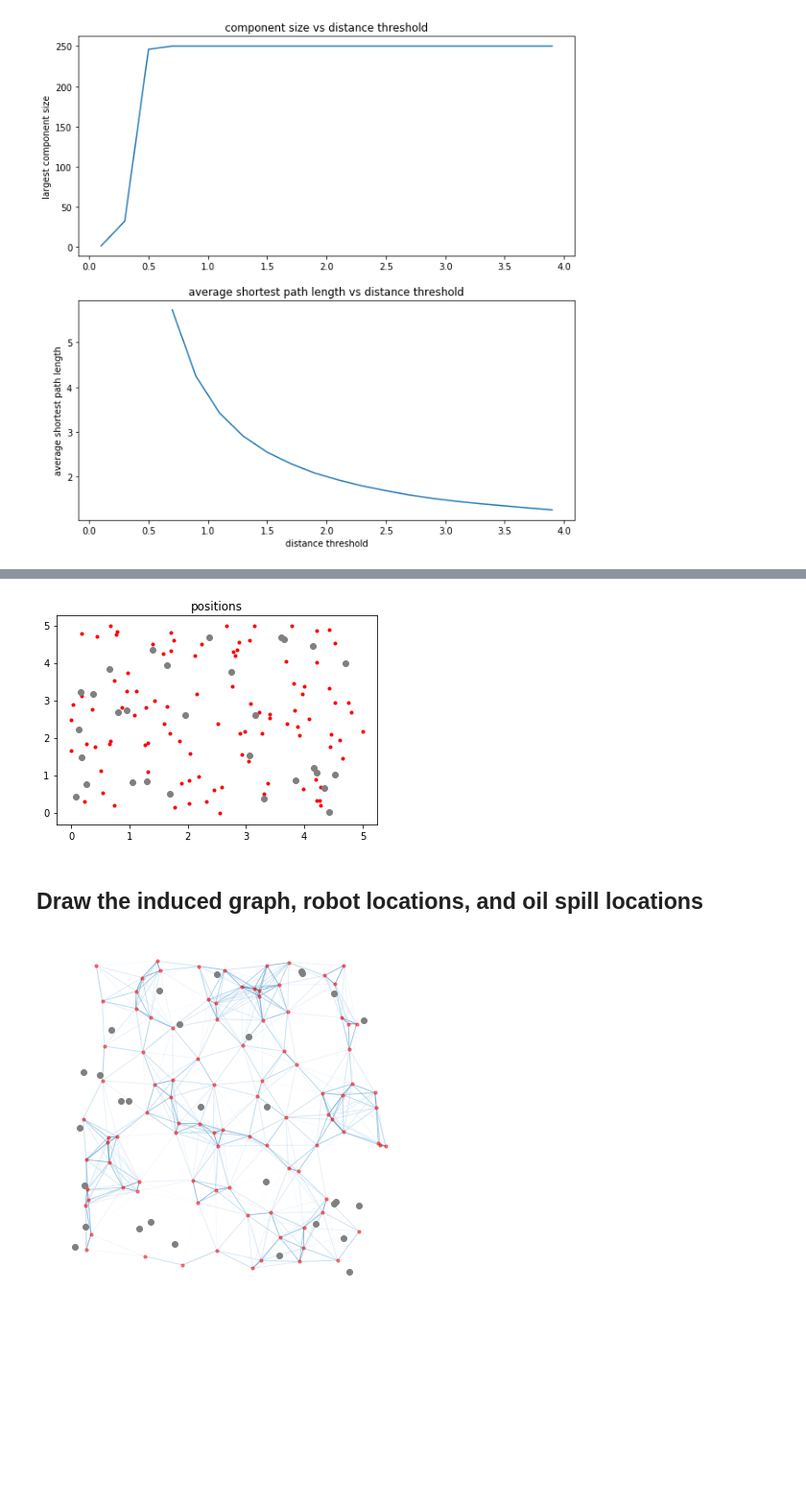
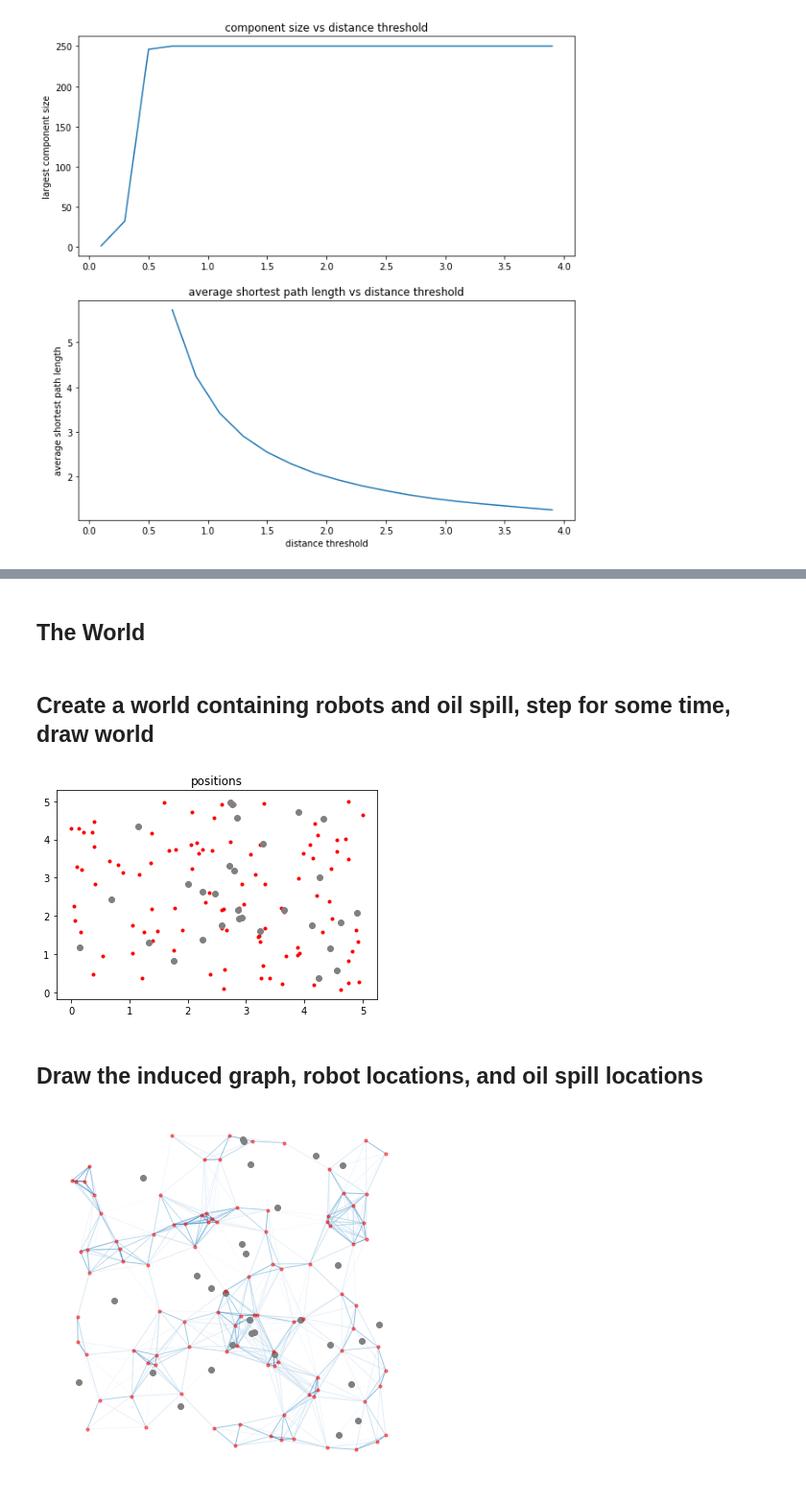
Before and after one commit to galenwilkerson/swarm-induced-graph, a Jupyter notebook: Swarm - Induced Graph.ipynb, the cells around one changed output, grey strips where cells are left out. Shown at 96% size. Saved outputs shown, nothing was run; the diff lists cells and outputs as text; code cells hidden in the pictures; blank space fills up the shorter version.

```diff
--- a/Swarm - Induced Graph.ipynb
+++ b/Swarm - Induced Graph.ipynb
@@ -256,4 +256,8 @@ plt.setp(ax2.get_xticklabels(), visible=True);
 # %%
+'''
+Utility functions
+'''
+
 def wrap(a):
     '''
     return a number between 0 and 2 pi
@@ -279,7 +283,7 @@ def boundary_check_add(a, b, maxval, minval = 0):
 
 def flip_theta_at_bounds(theta, newx, newy, max_x, max_y, min_x = 0, min_y = 0):
     '''
-    if at bounds, flip theta by pi
+    if at bounds, flip theta by pi radians (180 degree)
     '''
 
     if newx == max_x or newy == max_y or newx == min_x or newy == min_y:
@@ -409,6 +417,8 @@ class oil_spill():
         self.oil_globule_states[:,0] = newx
         self.oil_globule_states[:,1] = newy
         self.oil_globule_states[:,2] = new_angle
+# %% [markdown]
+## The World
 # %%
 class world():
 
@@ -436,6 +446,8 @@ class world():
     def eat(self, eat_distance = .1):
         '''
         each robot eats oil if within eat_distance
+
+        INCOMPLETE
         '''
 
         robot_positions = self.swarm.robot_states[:,:2]
@@ -459,51 +471,60 @@ class world():
     def save(self, filename):
         '''
         '''
-        pd.to_pickle(self.robot_history, filename + 'swarm.pkl')
-        pd.to_pickle(self.spill_history, filename + 'spill.pkl')
+
+        pd.to_pickle(self, filename)
+#        pd.to_pickle(self.robot_history, filename + 'swarm.pkl')
+#        pd.to_pickle(self.spill_history, filename + 'spill.pkl')
+# %% [markdown]
+## Create a world containing robots and oil spill, step for some time, draw world
 # %%
 myworld = world()
 # %%
-for i in range(50):
+timesteps = 50
+
+for i in range(timesteps):
 
     myworld.step()
 
 myworld.draw()
 # %% [output]
-[figure, old version]
+[figure, new version]
 # %%
 X = myworld.swarm.robot_states[:, :2]
 # %% [markdown]
 ## Draw the induced graph, robot locations, and oil spill locations
 # %%
-myworld.step()
+#myworld.step()
+
+# get the robot locations
+X = myworld.swarm.robot_states[:, :2]
 
 distance_threshold = 1
 
 Y = scipy.spatial.distance.squareform(scipy.spatial.distance.pdist(X, 'euclidean'))
 adj = Y < distance_threshold
 
 # filter by distance threshold
 adj_mat = Y * adj.T
 
 G=nx.from_numpy_matrix(adj_mat)
 
 edges,weights = zip(*nx.get_edge_attributes(G,'weight').items())
 
 pos = dict(zip(range(len(X)), X))
 
 plt.figure(figsize=[5,5])
 nx.draw(G, pos=pos,
         node_size=10,
         node_color = 'r',
         #edge_color='grey',
         alpha=.5,
         edgelist=edges,
         edge_color=1 - np.array(weights)/max(weights),
         edge_cmap=plt.cm.Blues);
 
 x= myworld.spill.oil_globule_states[:,0]
 y= myworld.spill.oil_globule_states[:,1]
 plt.scatter(x,y, marker= 'o', color = 'grey');
 # %% [output]
-[figure, old version]
+[figure, new version]
```
Also changed, not shown: parts of 7 cells of this notebook.
